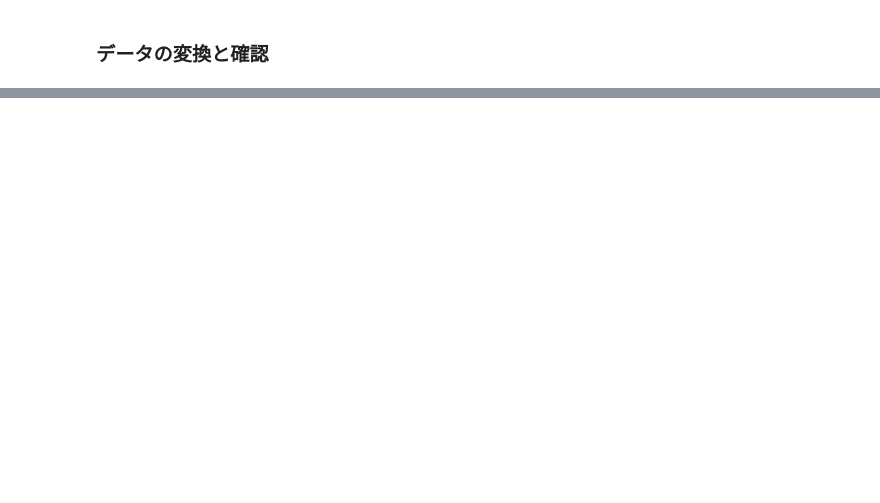
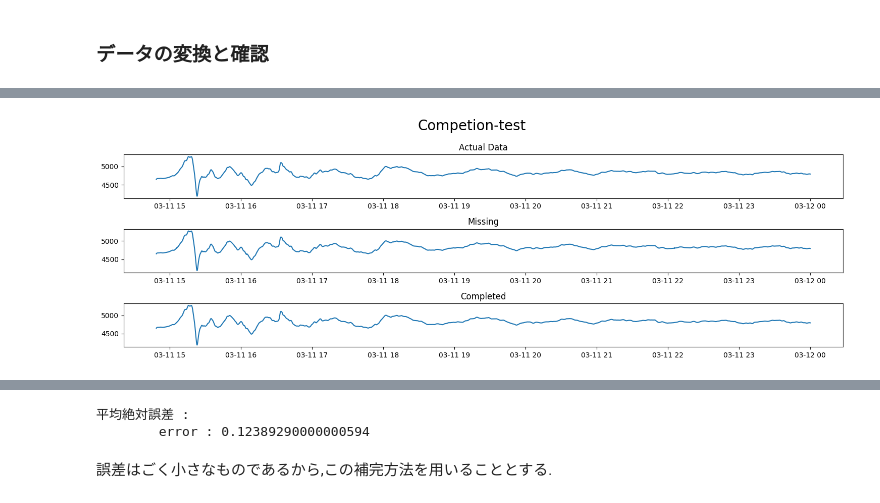
Before and after one commit to tottocoslowlifer/data_analysis, a Jupyter notebook: notebook/test.ipynb, the cells around one changed output, grey strips where cells are left out. Saved outputs shown, nothing was run; the diff lists cells and outputs as text; code cells hidden in the pictures; blank space fills up the shorter version.

```diff
--- a/notebook/test.ipynb
+++ b/notebook/test.ipynb
@@ -121,0 +135,19 @@ plt.show()
+# %%
+# 欠損値補完
+def completion(df:pd.DataFrame, nan_num, seed_val):
+    random.seed(seed_val)
+    nan_index = sorted(random.sample(range(1, len(df)-1), nan_num))
+
+    nan_full_df = df.copy()
+    for idx in nan_index:
+        nan_full_df.loc[idx, "observed"] = float("nan")
+    filled_df = nan_full_df.copy()
+
+    for i in range(nan_num):
+        if i != nan_num-1 and nan_index[i]+1 == nan_index[i+1]:
+            filled_df.loc[nan_index[i], "observed"] = filled_df.loc[nan_index[i]-1, "observed"]
+        else:
+            filled_df.loc[nan_index[i], "observed"] = (filled_df.loc[nan_index[i]+1, "observed"]+
+                                                    filled_df.loc[nan_index[i]-1, "observed"])/2
+
+    return nan_full_df, filled_df, nan_index
@@ -121,0 +180,26 @@ plt.show()
+# %%
+# フルにデータを使える部分を抽出し、ランダムに発生させた欠損値に対して補完
+start = cut_test_df[cut_test_df["datetime"] == dt(2011, 3, 11, 14, 48, 50)].index[0]
+
+full_df = cut_test_df.iloc[start:].reset_index().drop("index", axis=1)
+nan_test_df, completion_test_df, nan_index = completion(full_df, 3, seed_val=42)
+# %%
+#グラフを表示
+fig, ax = plt.subplots(3,figsize=(15,5))
+
+ax[0].plot(full_df["datetime"], full_df["observed"])
+ax[0].set_title("Actual Data")
+
+ax[1].plot(nan_test_df["datetime"], nan_test_df["observed"])
+ax[1].set_title("Missing")
+
+ax[2].plot(completion_test_df["datetime"], completion_test_df["observed"])
+ax[2].set_title("Completed")
+
+plt.suptitle("Competion-test", fontsize=20)
+plt.tight_layout()
+plt.show()
+
+full_df.loc[nan_index, "datetime"]
+# %% [output]
+[figure, added]
@@ -121,0 +210,18 @@ plt.show()
+# %%
+# 補完方法の評価
+num = 100
+runs = 10**3
+
+error = 0
+for i in range(runs):
+    nan_full_df, filled_df, nan_index = completion(full_df, num, seed_val=i)
+    for idx in nan_index:
+        error += abs(full_df.loc[idx, "observed"] - filled_df.loc[idx, "observed"])
+
+# 平均絶対誤差に変換して出力
+print(f"平均絶対誤差 :\n\terror : {error / (num * runs)}")
+# %% [output]
+平均絶対誤差 :
+        error : 0.12389290000000594
+# %% [markdown]
+誤差はごく小さなものであるから,この補完方法を用いることとする.
```
Also changed, not shown: parts of 16 cells of this notebook, 1 other file.
